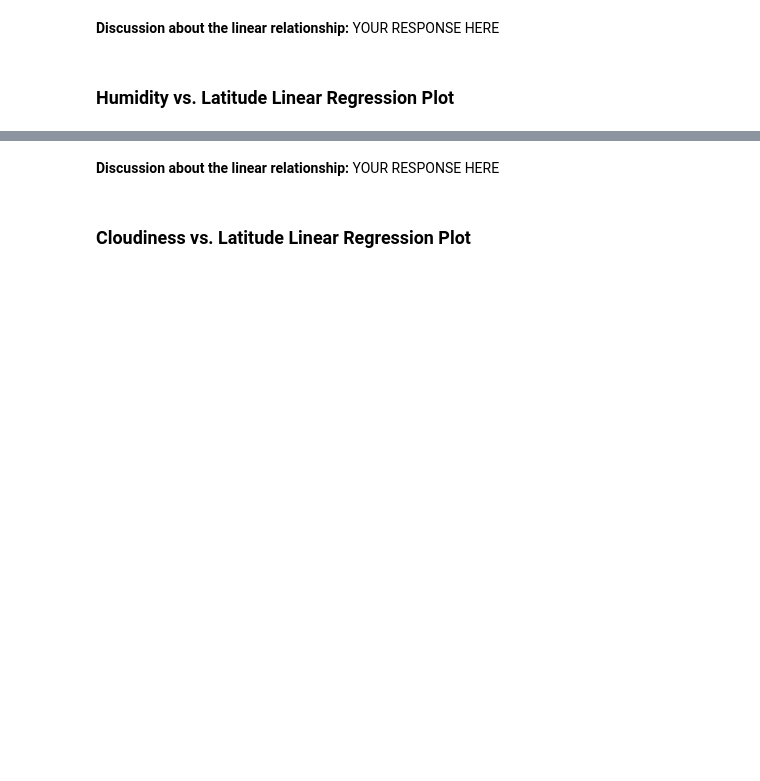
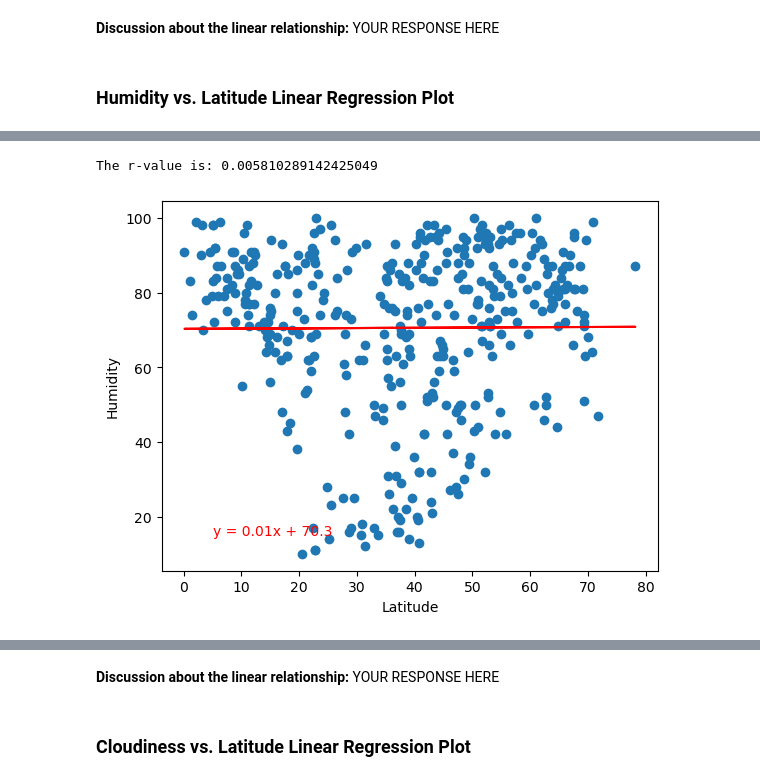
Before and after one commit to dthomas0424/python-api-challenge, a Jupyter notebook: WeatherPy.ipynb, the cells around one changed output, grey strips where cells are left out. Drawn from its saved outputs; the diff is of its cells as text; code cells hidden in the pictures; blank space fills up the shorter version.

```diff
--- a/WeatherPy.ipynb
+++ b/WeatherPy.ipynb
@@ -349,0 +368,21 @@ The r-value is: 0.0002808747046324607
+# %%
+# Northern Hemisphere
+# YOUR CODE HERE
+x_values = northern_hemi_df["Lat"]
+y_values = northern_hemi_df["Humidity"]
+(slope, intercept, rvalue, pvalue, stderr) = linregress(x_values, y_values)
+reg_values = x_values * slope + intercept
+line_eq = "y = " + str(round(slope,2)) + "x + " +str(round(intercept,2))
+
+plt.annotate(line_eq, (min(x_values) + 5, min(y_values) + 5), color = 'red')
+print(f"The r-value is: {rvalue}")
+
+plt.scatter(x_values,y_values)
+plt.plot(x_values,reg_values,"r-")
+
+plt.xlabel("Latitude")
+plt.ylabel("Humidity")
+plt.show()
+# %% [output]
+The r-value is: 0.005810289142425049
+[figure, added]
```
Also changed, not shown: parts of 27 cells of this notebook, 5 other files.
